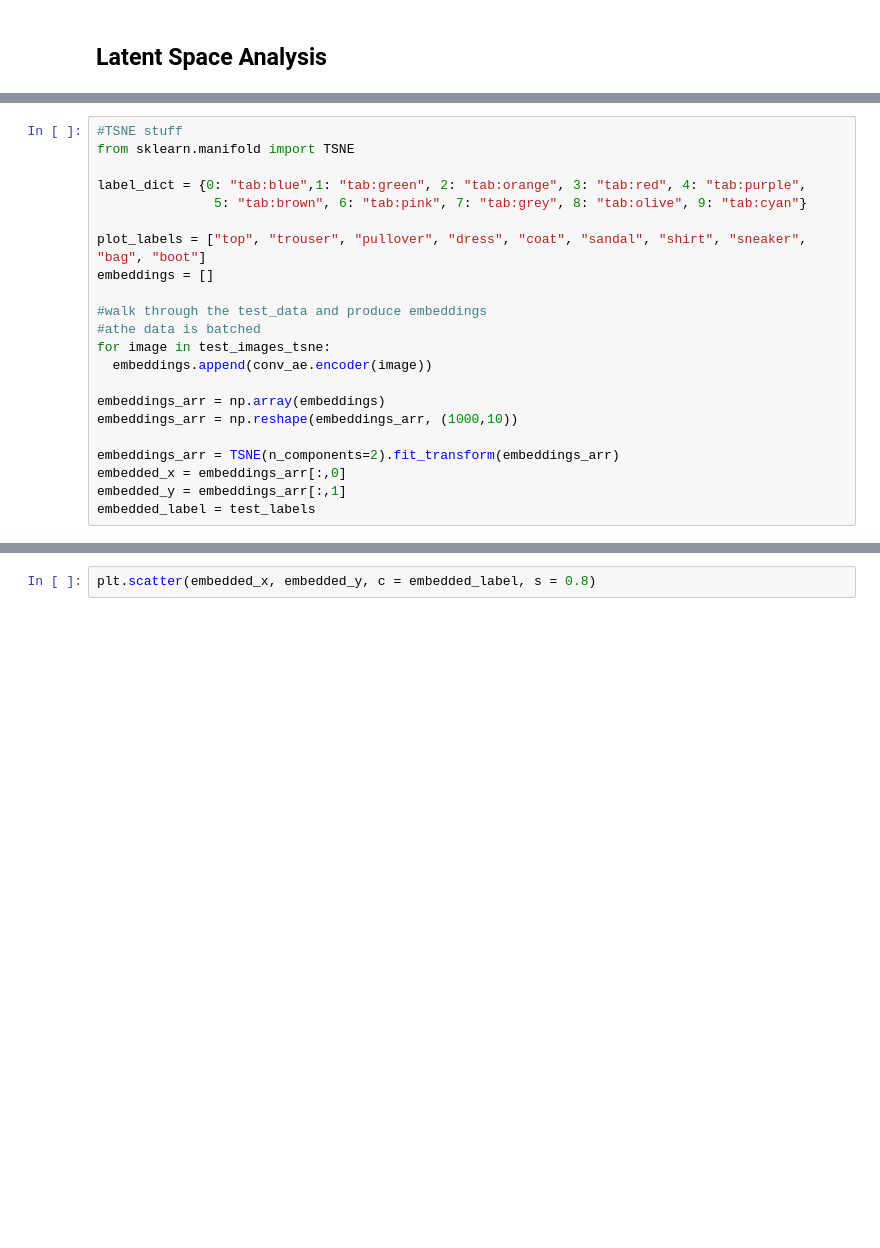
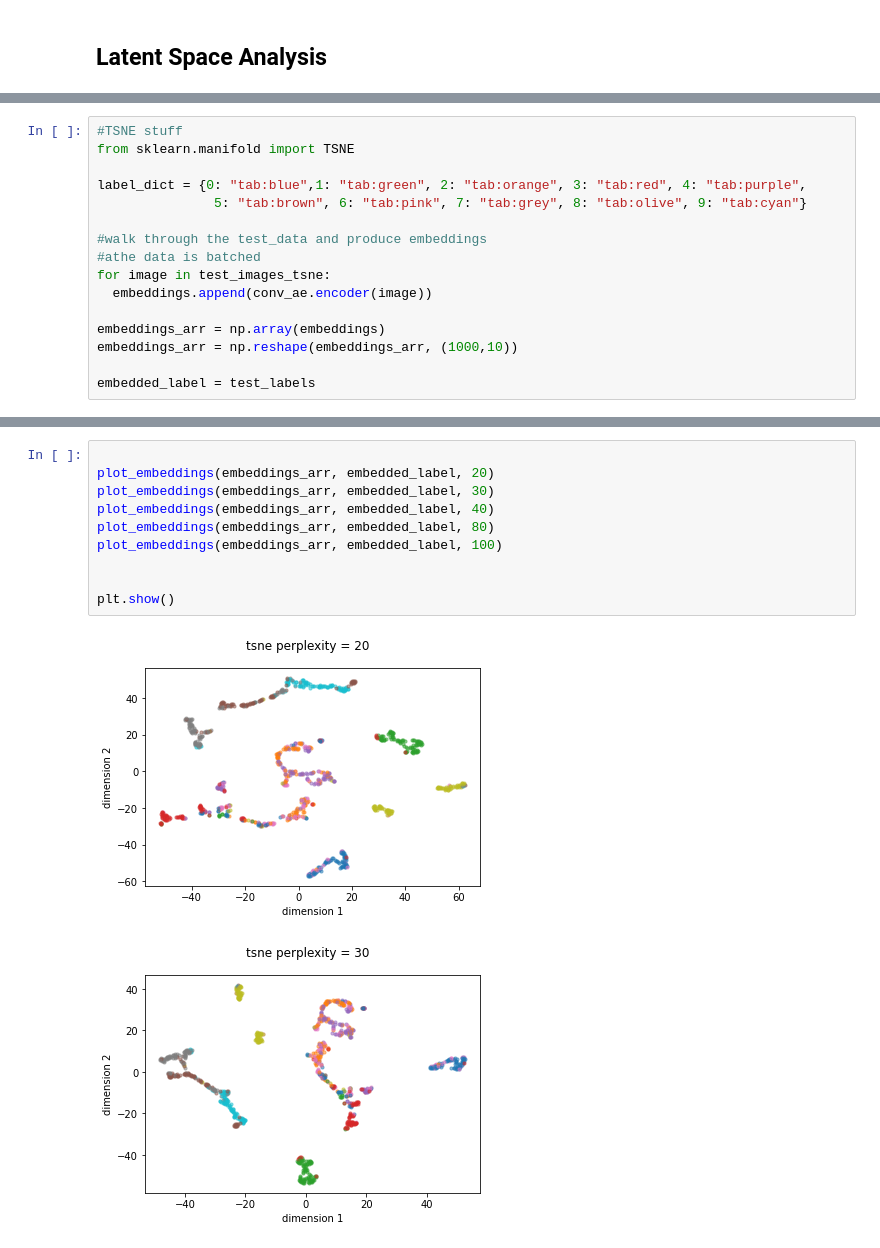
Before and after one commit to ktargan/HomeworkANNwTF_group15, a Jupyter notebook: hw7_aes.ipynb, the cells around one changed output, grey strips where cells are left out. Saved outputs shown, nothing was run; the diff lists cells and outputs as text; blank space fills up the shorter version.

```diff
--- a/hw7_aes.ipynb
+++ b/hw7_aes.ipynb
@@ -266,9 +298,6 @@ from sklearn.manifold import TSNE
 
 label_dict = {0: "tab:blue",1: "tab:green", 2: "tab:orange", 3: "tab:red", 4: "tab:purple",
                5: "tab:brown", 6: "tab:pink", 7: "tab:grey", 8: "tab:olive", 9: "tab:cyan"}
-
-plot_labels = ["top", "trouser", "pullover", "dress", "coat", "sandal", "shirt", "sneaker", "bag", "boot"]
-embeddings = []
 
 #walk through the test_data and produce embeddings
 #athe data is batched
@@ -278,9 +307,6 @@ for image in test_images_tsne:
 embeddings_arr = np.array(embeddings)
 embeddings_arr = np.reshape(embeddings_arr, (1000,10))
 
-embeddings_arr = TSNE(n_components=2).fit_transform(embeddings_arr)
-embedded_x = embeddings_arr[:,0]
-embedded_y = embeddings_arr[:,1]
 embedded_label = test_labels
 # %%
 #Visualization
@@ -299,2 +328,13 @@ plt.show()
-# %%
-plt.scatter(embedded_x, embedded_y, c = embedded_label, s = 0.8)
+# %%
+
+plot_embeddings(embeddings_arr, embedded_label, 20)
+plot_embeddings(embeddings_arr, embedded_label, 30)
+plot_embeddings(embeddings_arr, embedded_label, 40)
+plot_embeddings(embeddings_arr, embedded_label, 80)
+plot_embeddings(embeddings_arr, embedded_label, 100)
+
+
+plt.show()
+# %% [output]
+[figure, added]
+[figure, added]
```
Also changed, not shown: parts of 8 cells of this notebook.
